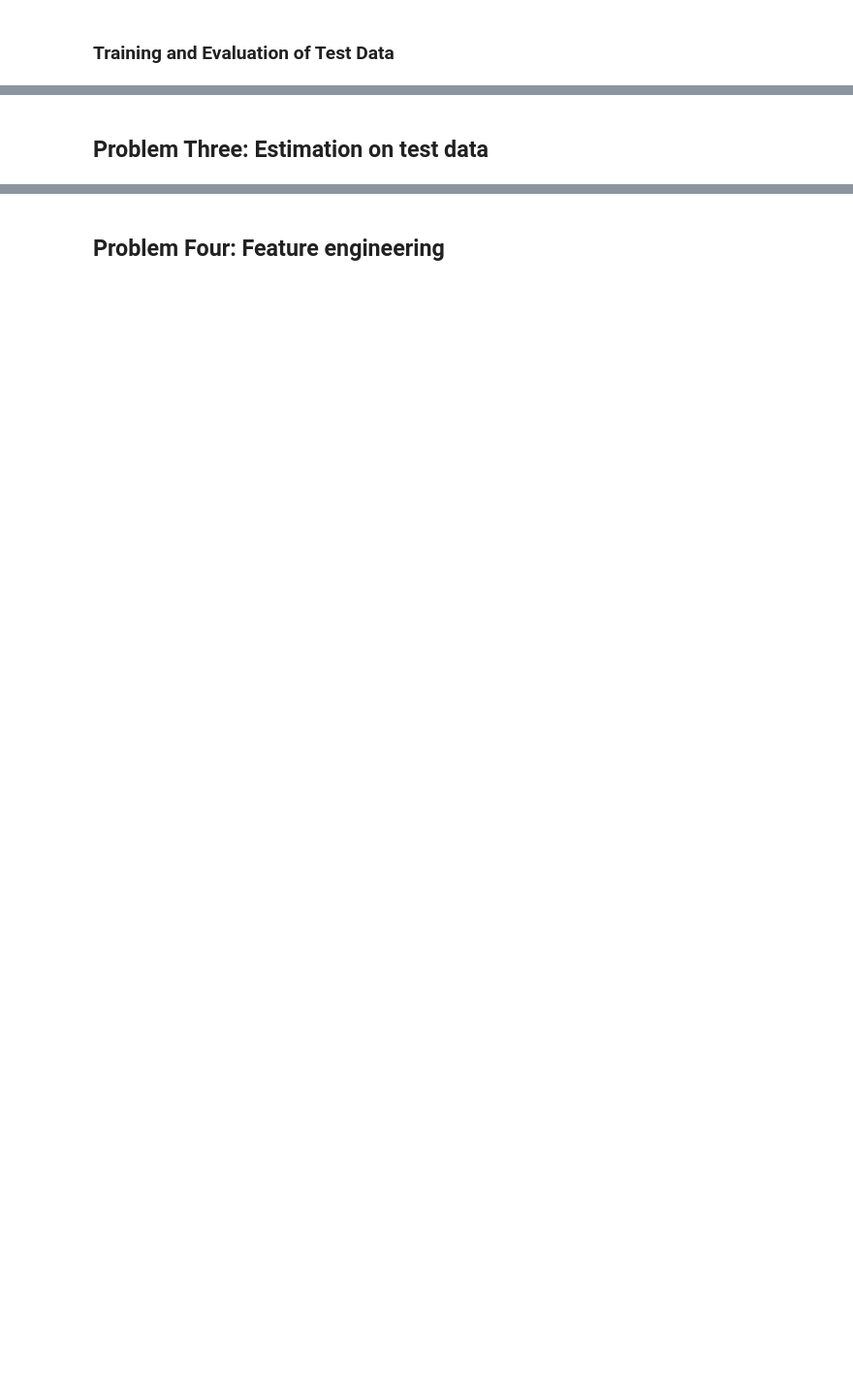
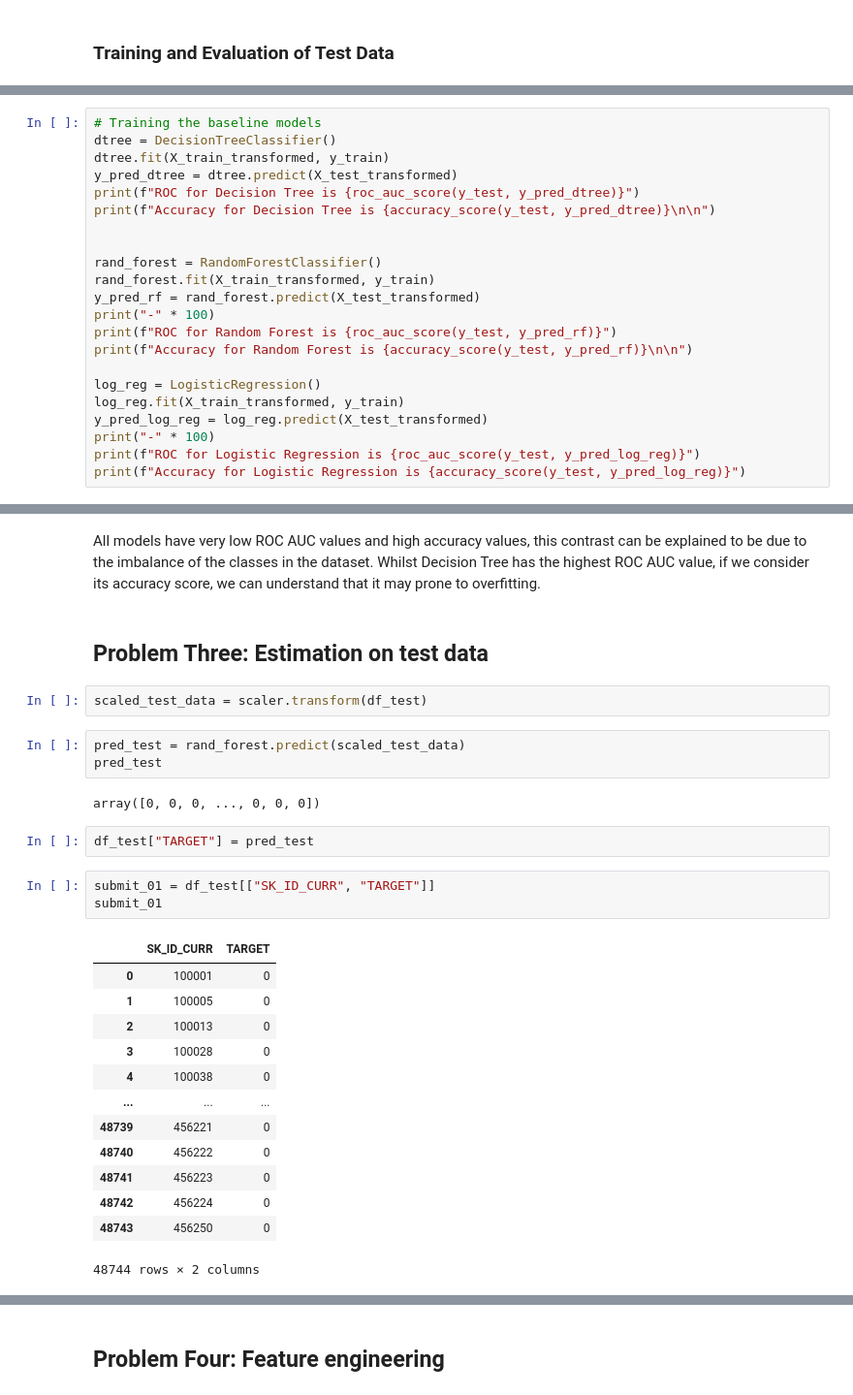
Before and after one commit to andervies/divic-corp-machine-learning-course, a Jupyter notebook: assignment16/Credit information study series.ipynb, the cells around one changed output, grey strips where cells are left out. Shown at 97% size. Cells and saved outputs as stored; diff of their text form; blank space fills up the shorter version.

```diff
--- a/assignment16/Credit information study series.ipynb
+++ b/assignment16/Credit information study series.ipynb
@@ -337,0 +324,22 @@ dtree.
+# %%
+# Training the baseline models
+dtree = DecisionTreeClassifier()
+dtree.fit(X_train_transformed, y_train)
+y_pred_dtree = dtree.predict(X_test_transformed)
+print(f"ROC for Decision Tree is {roc_auc_score(y_test, y_pred_dtree)}")
+print(f"Accuracy for Decision Tree is {accuracy_score(y_test, y_pred_dtree)}\n\n")
+
+
+rand_forest = RandomForestClassifier()
+rand_forest.fit(X_train_transformed, y_train)
+y_pred_rf = rand_forest.predict(X_test_transformed)
+print("-" * 100)
+print(f"ROC for Random Forest is {roc_auc_score(y_test, y_pred_rf)}")
+print(f"Accuracy for Random Forest is {accuracy_score(y_test, y_pred_rf)}\n\n")
+
+log_reg = LogisticRegression()
+log_reg.fit(X_train_transformed, y_train)
+y_pred_log_reg = log_reg.predict(X_test_transformed)
+print("-" * 100)
+print(f"ROC for Logistic Regression is {roc_auc_score(y_test, y_pred_log_reg)}")
+print(f"Accuracy for Logistic Regression is {accuracy_score(y_test, y_pred_log_reg)}")
@@ -338,2 +359,30 @@ dtree.
+# %% [markdown]
+All models have very low ROC AUC values and high accuracy values, this contrast can be explained to be due to the imbalance of the classes in the dataset. Whilst Decision Tree has the highest ROC AUC value, if we consider its accuracy score, we can understand that it may prone to overfitting.
 # %% [markdown]
 ## Problem Three: Estimation on test data
+# %%
+scaled_test_data = scaler.transform(df_test)
+# %%
+pred_test = rand_forest.predict(scaled_test_data)
+pred_test
+# %% [output]
+array([0, 0, 0, ..., 0, 0, 0])
+# %%
+df_test["TARGET"] = pred_test
+# %%
+submit_01 = df_test[["SK_ID_CURR", "TARGET"]]
+submit_01
+# %% [output]
+|  | SK_ID_CURR | TARGET |
+| 0 | 100001 | 0 |
+| 1 | 100005 | 0 |
+| 2 | 100013 | 0 |
+| 3 | 100028 | 0 |
+| 4 | 100038 | 0 |
+| ... | ... | ... |
+| 48739 | 456221 | 0 |
+| 48740 | 456222 | 0 |
+| 48741 | 456223 | 0 |
+| 48742 | 456224 | 0 |
+| 48743 | 456250 | 0 |
+48744 rows × 2 columns
```
Also changed, not shown: parts of 12 cells of this notebook.
